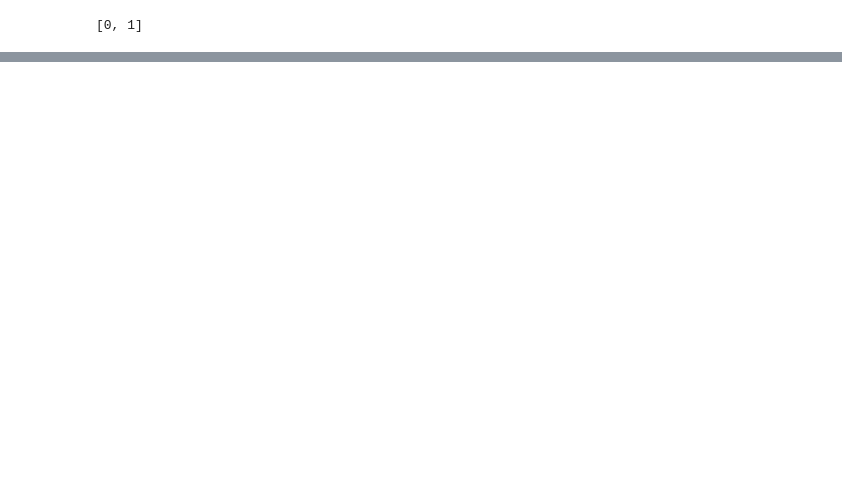
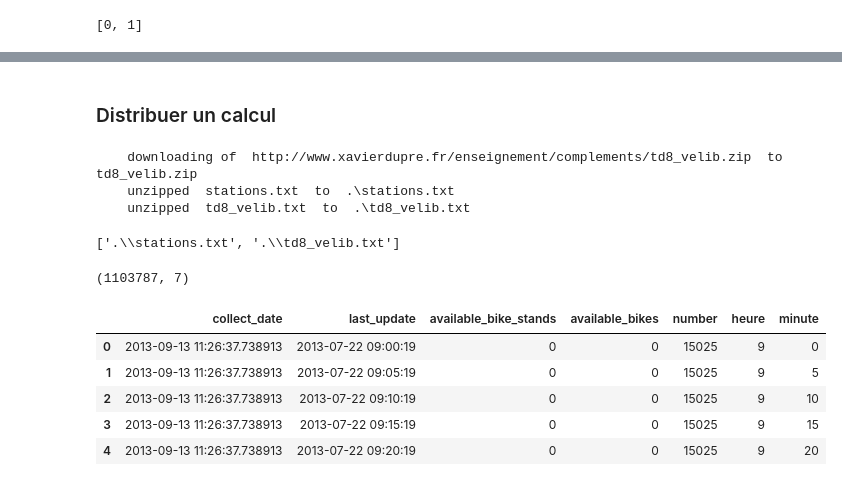
Before and after one commit to sdpython/ensae_teaching_cs, a Jupyter notebook: _doc/notebooks/td2a/td2a_cenonce_session_2D.ipynb, the cells around one changed output, grey strips where cells are left out. Saved outputs shown, nothing was run; the diff lists cells and outputs as text; code cells hidden in the pictures; blank space fills up the shorter version.

```diff
--- a/_doc/notebooks/td2a/td2a_cenonce_session_2D.ipynb
+++ b/_doc/notebooks/td2a/td2a_cenonce_session_2D.ipynb
@@ -48,0 +109,27 @@ view.map(mul, [5, 6, 7, 8], [8, 9, 10, 11])
+# %% [markdown]
+<h3 id="exo1">Distribuer un calcul</h3>
+# %%
+import pyensae
+pyensae.download_data("td8_velib.zip")
+# %% [output]
+    downloading of  http://www.xavierdupre.fr/enseignement/complements/td8_velib.zip  to  td8_velib.zip
+    unzipped  stations.txt  to  .\stations.txt
+    unzipped  td8_velib.txt  to  .\td8_velib.txt
+['.\\stations.txt', '.\\td8_velib.txt']
+# %%
+import pandas
+df = pandas.read_csv("td8_velib.txt", sep="\t")
+# %%
+df.shape
+# %% [output]
+(1103787, 7)
+# %%
+df = df.sort()
+df.head()
+# %% [output]
+|  | collect_date | last_update | available_bike_stands | available_bikes | number | heure | minute |
+| 0 | 2013-09-13 11:26:37.738913 | 2013-07-22 09:00:19 | 0 | 0 | 15025 | 9 | 0 |
+| 1 | 2013-09-13 11:26:37.738913 | 2013-07-22 09:05:19 | 0 | 0 | 15025 | 9 | 5 |
+| 2 | 2013-09-13 11:26:37.738913 | 2013-07-22 09:10:19 | 0 | 0 | 15025 | 9 | 10 |
+| 3 | 2013-09-13 11:26:37.738913 | 2013-07-22 09:15:19 | 0 | 0 | 15025 | 9 | 15 |
+| 4 | 2013-09-13 11:26:37.738913 | 2013-07-22 09:20:19 | 0 | 0 | 15025 | 9 | 20 |
```
Also changed, not shown: parts of 24 cells of this notebook, 3 other files.
